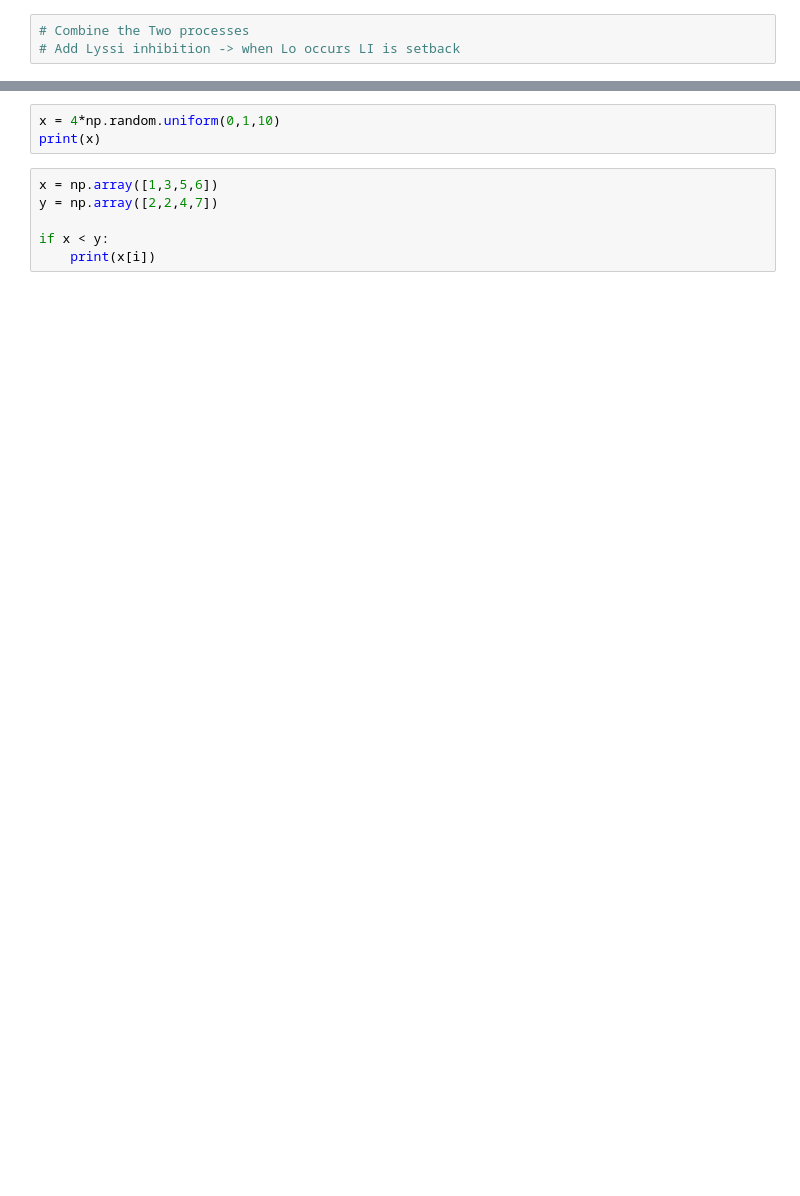
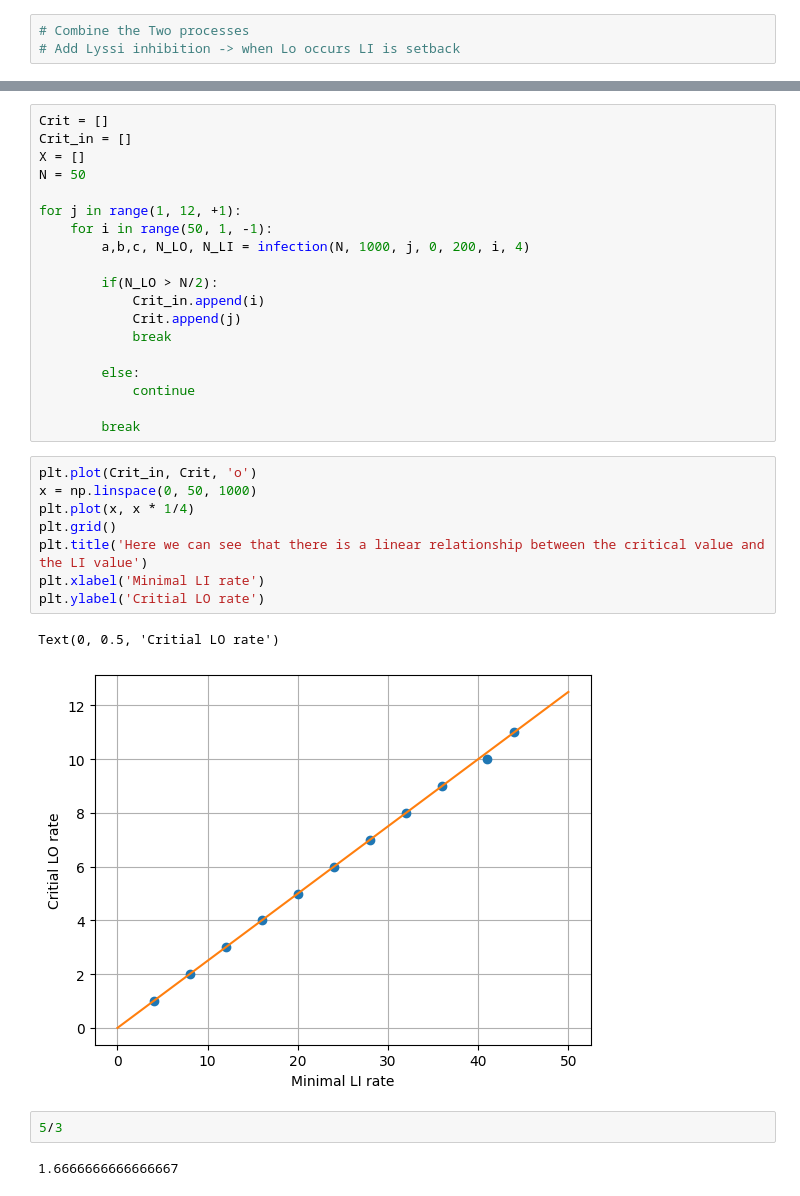
Before and after one commit to Ideadben/Bachelors-Project, a Jupyter notebook: PHAGE_MODEL.ipynb, the cells around one changed output, grey strips where cells are left out. Cells and saved outputs as stored; diff of their text form; blank space fills up the shorter version.

```diff
--- a/PHAGE_MODEL.ipynb
+++ b/PHAGE_MODEL.ipynb
@@ -476,9 +563,34 @@ infection(3,4)
-# %%
-x = 4*np.random.uniform(0,1,10)
-print(x)
-# %%
-x = np.array([1,3,5,6])
-y = np.array([2,2,4,7])
-
-if x < y:
-    print(x[i])
+# %%
+Crit = []
+Crit_in = []
+X = []
+N = 50
+
+for j in range(1, 12, +1):
+    for i in range(50, 1, -1):
+        a,b,c, N_LO, N_LI = infection(N, 1000, j, 0, 200, i, 4)
+
+        if(N_LO > N/2):
+            Crit_in.append(i)
+            Crit.append(j)
+            break
+
+        else:
+            continue
+
+        break
+# %%
+plt.plot(Crit_in, Crit, 'o')
+x = np.linspace(0, 50, 1000)
+plt.plot(x, x * 1/4)
+plt.grid()
+plt.title('Here we can see that there is a linear relationship between the critical value and the LI value')
+plt.xlabel('Minimal LI rate')
+plt.ylabel('Critial LO rate')
+# %% [output]
+Text(0, 0.5, 'Critial LO rate')
+[figure, added]
+# %%
+5/3
+# %% [output]
+1.6666666666666667
```
Also changed, not shown: parts of 10 cells of this notebook.
